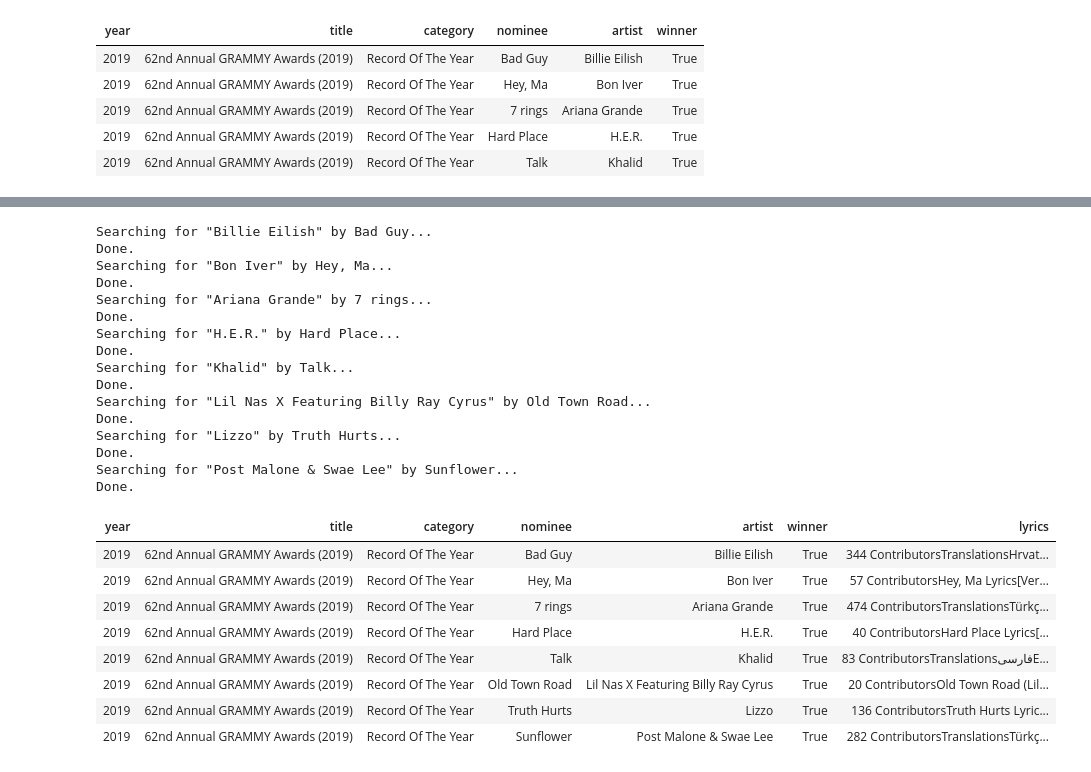
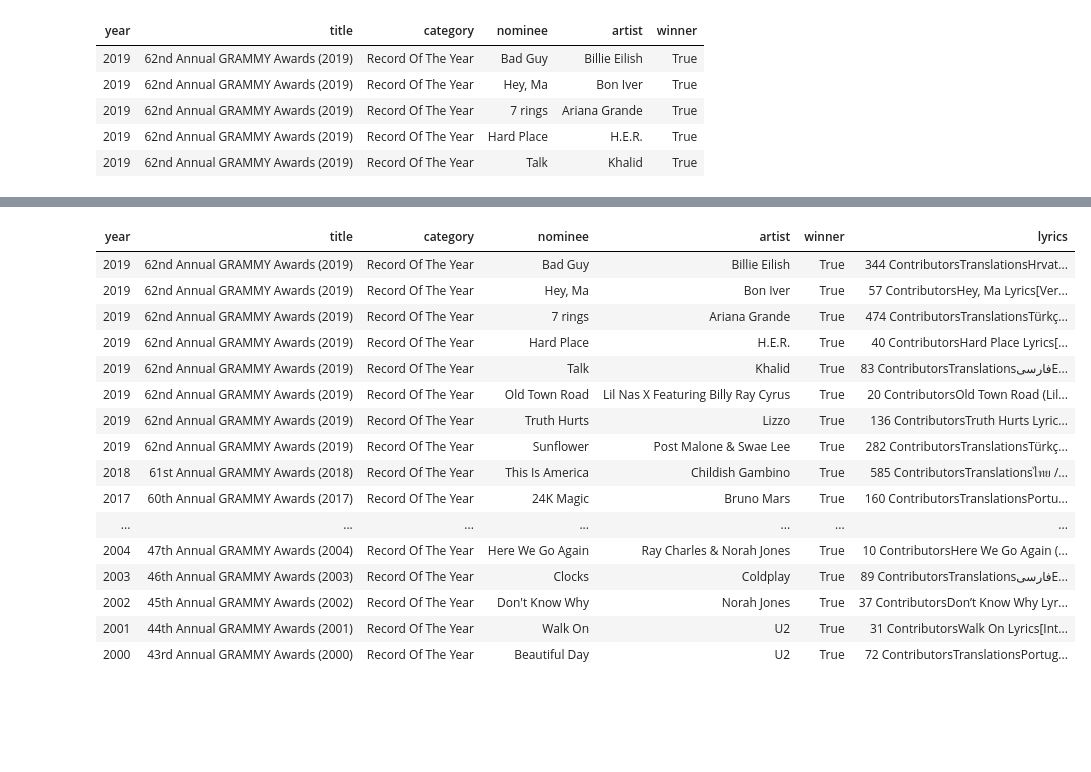
Before and after one commit to mackrauss/3252-BigData-Group-F, a Jupyter notebook: Group F - Data Project.ipynb, the cells around one changed output, grey strips where cells are left out. Saved outputs shown, nothing was run; the diff lists cells and outputs as text; code cells hidden in the pictures; blank space fills up the shorter version.

Commit message:
Admittedly it got a bit hacky how I pull lyrics but it seems that doing the pull in batches of 10 or less works best

```diff
--- a/Group F - Data Project.ipynb
+++ b/Group F - Data Project.ipynb
@@ -297,0 +283,9 @@ def test_func (artist, song_name):
+# %%
+# Hitting and issue with pulling lyrics for all records at ones. Trying to do 10 at a time
+rslt_df = df_record[df_record['year'] >= "2017"].toPandas()
+rslt_df_2 = df_record[(df_record['year'] < "2017") & (df_record['year'] >= "2010")].toPandas()
+rslt_df_3 = df_record[(df_record['year'] < "2010") & (df_record['year'] >= "2000")].toPandas()
+rslt_df_4 = df_record[(df_record['year'] < "2000") & (df_record['year'] >= "1990")].toPandas()
+rslt_df_5 = df_record[(df_record['year'] < "1990") & (df_record['year'] >= "1980")].toPandas()
+# %%
+rslt_df['lyrics'] = rslt_df.apply(lambda x: get_lyrics(x['artist'], x['nominee']), axis=1)
@@ -297,0 +313,2 @@ def test_func (artist, song_name):
+# %%
+rslt_df_2['lyrics'] = rslt_df_2.apply(lambda x: get_lyrics(x['artist'], x['nominee']), axis=1)
@@ -297,0 +330,2 @@ def test_func (artist, song_name):
+# %%
+rslt_df_3['lyrics'] = rslt_df_3.apply(lambda x: get_lyrics(x['artist'], x['nominee']), axis=1)
@@ -298,32 +353,24 @@ def test_func (artist, song_name):
+# %%
+pd_new = pd.concat([rslt_df, rslt_df_2, rslt_df_3])
+display(pd_new)
+# %% [output]
+| year | title | category | nominee | artist | winner | lyrics |
+| 2019 | 62nd Annual GRAMMY Awards (2019) | Record Of The Year | Bad Guy | Billie Eilish | True | 344 ContributorsTranslationsHrvat... |
+| 2019 | 62nd Annual GRAMMY Awards (2019) | Record Of The Year | Hey, Ma | Bon Iver | True | 57 ContributorsHey, Ma Lyrics[Ver... |
+| 2019 | 62nd Annual GRAMMY Awards (2019) | Record Of The Year | 7 rings | Ariana Grande | True | 474 ContributorsTranslationsTürkç... |
+| 2019 | 62nd Annual GRAMMY Awards (2019) | Record Of The Year | Hard Place | H.E.R. | True | 40 ContributorsHard Place Lyrics[... |
+| 2019 | 62nd Annual GRAMMY Awards (2019) | Record Of The Year | Talk | Khalid | True | 83 ContributorsTranslationsفارسیE... |
+| 2019 | 62nd Annual GRAMMY Awards (2019) | Record Of The Year | Old Town Road | Lil Nas X Featuring Billy Ray Cyrus | True | 20 ContributorsOld Town Road (Lil... |
+| 2019 | 62nd Annual GRAMMY Awards (2019) | Record Of The Year | Truth Hurts | Lizzo | True | 136 ContributorsTruth Hurts Lyric... |
+| 2019 | 62nd Annual GRAMMY Awards (2019) | Record Of The Year | Sunflower | Post Malone & Swae Lee | True | 282 ContributorsTranslationsTürkç... |
+| 2018 | 61st Annual GRAMMY Awards (2018) | Record Of The Year | This Is America | Childish Gambino | True | 585 ContributorsTranslationsไทย /... |
+| 2017 | 60th Annual GRAMMY Awards (2017) | Record Of The Year | 24K Magic | Bruno Mars | True | 160 ContributorsTranslationsPortu... |
+| ... | ... | ... | ... | ... | ... | ... |
+| 2004 | 47th Annual GRAMMY Awards (2004) | Record Of The Year | Here We Go Again | Ray Charles & Norah Jones | True | 10 ContributorsHere We Go Again (... |
+| 2003 | 46th Annual GRAMMY Awards (2003) | Record Of The Year | Clocks | Coldplay | True | 89 ContributorsTranslationsفارسیE... |
+| 2002 | 45th Annual GRAMMY Awards (2002) | Record Of The Year | Don't Know Why | Norah Jones | True | 37 ContributorsDon’t Know Why Lyr... |
+| 2001 | 44th Annual GRAMMY Awards (2001) | Record Of The Year | Walk On | U2 | True | 31 ContributorsWalk On Lyrics[Int... |
+| 2000 | 43rd Annual GRAMMY Awards (2000) | Record Of The Year | Beautiful Day | U2 | True | 72 ContributorsTranslationsPortug... |
 # %%
 # data['BMI'] = data.apply(lambda x: calc_bmi(x['Weight'], x['Height']), axis=1)
-df_record_new['lyrics'] = df_record_new.apply(lambda x: get_lyrics(x['artist'], x['nominee']), axis=1)
+# df_record_new['lyrics'] = df_record_new.apply(lambda x: get_lyrics(x['artist'], x['nominee']), axis=1)
-# %% [output]
-Searching for "Billie Eilish" by Bad Guy...
-Done.
-Searching for "Bon Iver" by Hey, Ma...
-Done.
-Searching for "Ariana Grande" by 7 rings...
-Done.
-Searching for "H.E.R." by Hard Place...
-Done.
-Searching for "Khalid" by Talk...
-Done.
-Searching for "Lil Nas X Featuring Billy Ray Cyrus" by Old Town Road...
-Done.
-Searching for "Lizzo" by Truth Hurts...
-Done.
-Searching for "Post Malone & Swae Lee" by Sunflower...
-Done.
-# %%
-display(df_record_new)
-# %% [output]
-| year | title | category | nominee | artist | winner | lyrics |
-| 2019 | 62nd Annual GRAMMY Awards (2019) | Record Of The Year | Bad Guy | Billie Eilish | True | 344 ContributorsTranslationsHrvat... |
-| 2019 | 62nd Annual GRAMMY Awards (2019) | Record Of The Year | Hey, Ma | Bon Iver | True | 57 ContributorsHey, Ma Lyrics[Ver... |
-| 2019 | 62nd Annual GRAMMY Awards (2019) | Record Of The Year | 7 rings | Ariana Grande | True | 474 ContributorsTranslationsTürkç... |
-| 2019 | 62nd Annual GRAMMY Awards (2019) | Record Of The Year | Hard Place | H.E.R. | True | 40 ContributorsHard Place Lyrics[... |
-| 2019 | 62nd Annual GRAMMY Awards (2019) | Record Of The Year | Talk | Khalid | True | 83 ContributorsTranslationsفارسیE... |
-| 2019 | 62nd Annual GRAMMY Awards (2019) | Record Of The Year | Old Town Road | Lil Nas X Featuring Billy Ray Cyrus | True | 20 ContributorsOld Town Road (Lil... |
-| 2019 | 62nd Annual GRAMMY Awards (2019) | Record Of The Year | Truth Hurts | Lizzo | True | 136 ContributorsTruth Hurts Lyric... |
-| 2019 | 62nd Annual GRAMMY Awards (2019) | Record Of The Year | Sunflower | Post Malone & Swae Lee | True | 282 ContributorsTranslationsTürkç... |
```
Also changed, not shown: parts of 10 cells of this notebook.
